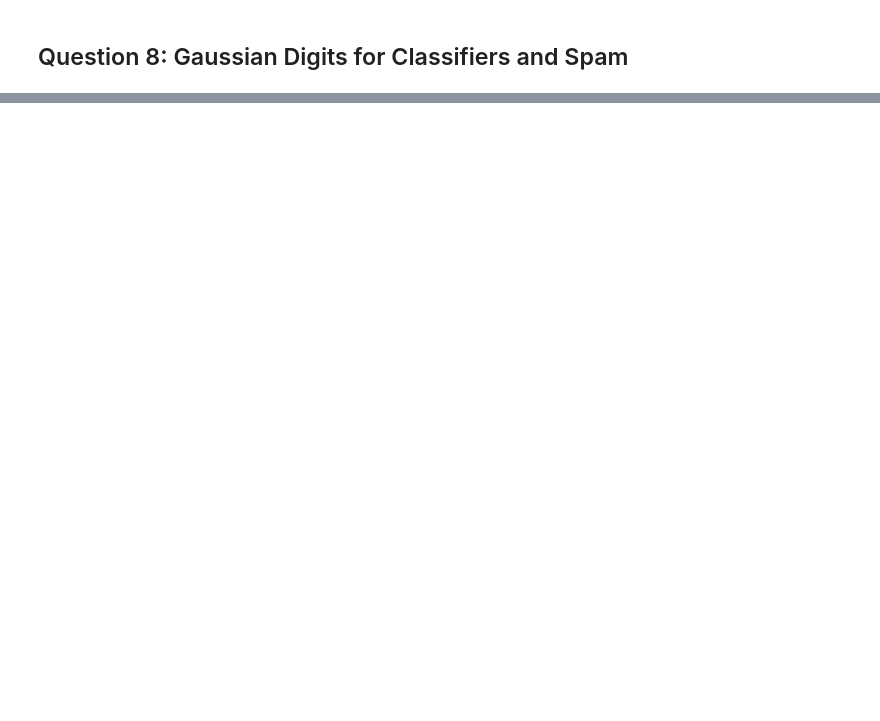
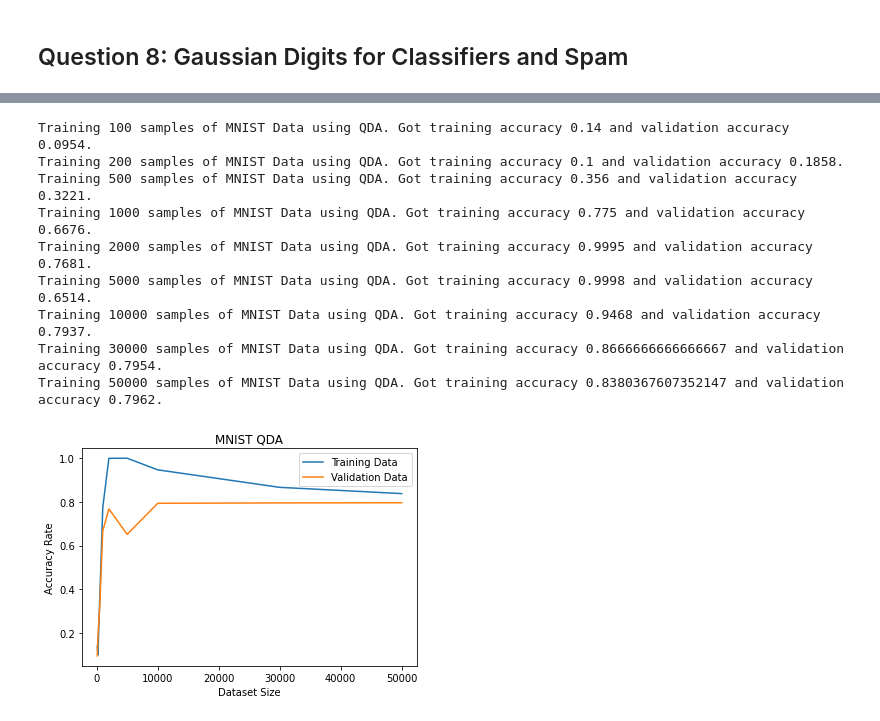
Before and after one commit to david-chen0/CS189, a Jupyter notebook: hw3/hw3.ipynb, the cells around one changed output, grey strips where cells are left out. Cells and saved outputs as stored; diff of their text form; code cells hidden in the pictures; blank space fills up the shorter version.

```diff
--- a/hw3/hw3.ipynb
+++ b/hw3/hw3.ipynb
@@ -202,0 +235,16 @@ plt.show()
+# %%
+# Contrast normalization of training data
+mnistData["training_data"] = contrastNormalization(mnistData["training_data"])
+
+# Fitting to Gaussian distribution
+sampleMeans = []
+sampleCovs = []
+for digit in range(10): # Using range(10) since are classifying digits from 0-9
+    matchingSamples = np.where(mnistData["training_labels"] == digit)[0]
+    sampleMean = np.mean(mnistData["training_data"][matchingSamples], axis = 0)
+    sampleCov = np.cov(mnistData["training_data"][matchingSamples].T)
+
+    sampleMeans.append(sampleMean)
+    sampleCovs.append(sampleCov)
+print(len(sampleMeans[0])) # Should be 784
+print(sampleCovs[0].shape) # Should be 784x784
@@ -202,0 +398,36 @@ plt.show()
+# %%
+# Section (b)
+newMNISTDataset = createValidationSet(mnistData, 10000)
+
+sizes = [100, 200, 500, 1000, 2000, 5000, 10000, 30000, 50000]
+trainingAccuracies = []
+validationAccuracies = []
+for size in sizes:
+    results = MNISTQDA(newMNISTDataset, size)
+    trainingAccuracy = accuracy_score(newMNISTDataset["training_labels"][:size], results[0])
+    validationAccuracy = accuracy_score(newMNISTDataset["validation_labels"], results[1])
+
+    trainingAccuracies.append(trainingAccuracy)
+    validationAccuracies.append(validationAccuracy)
+    print("Training {} samples of MNIST Data using QDA. Got training accuracy {} and validation accuracy {}."\
+          .format(size, trainingAccuracy, validationAccuracy))
+
+# Plotting the results
+plt.plot(sizes, trainingAccuracies, label="Training Data")
+plt.plot(sizes, validationAccuracies, label="Validation Data")
+plt.xlabel("Dataset Size")
+plt.ylabel("Accuracy Rate")
+plt.title("MNIST QDA")
+plt.legend()
+plt.show()
+# %% [output]
+Training 100 samples of MNIST Data using QDA. Got training accuracy 0.14 and validation accuracy 0.0954.
+Training 200 samples of MNIST Data using QDA. Got training accuracy 0.1 and validation accuracy 0.1858.
+Training 500 samples of MNIST Data using QDA. Got training accuracy 0.356 and validation accuracy 0.3221.
+Training 1000 samples of MNIST Data using QDA. Got training accuracy 0.775 and validation accuracy 0.6676.
+Training 2000 samples of MNIST Data using QDA. Got training accuracy 0.9995 and validation accuracy 0.7681.
+Training 5000 samples of MNIST Data using QDA. Got training accuracy 0.9998 and validation accuracy 0.6514.
+Training 10000 samples of MNIST Data using QDA. Got training accuracy 0.9468 and validation accuracy 0.7937.
+Training 30000 samples of MNIST Data using QDA. Got training accuracy 0.8666666666666667 and validation accuracy 0.7954.
+Training 50000 samples of MNIST Data using QDA. Got training accuracy 0.8380367607352147 and validation accuracy 0.7962.
+[figure, added]
```
Also changed, not shown: parts of 44 cells of this notebook, 2 other files.
